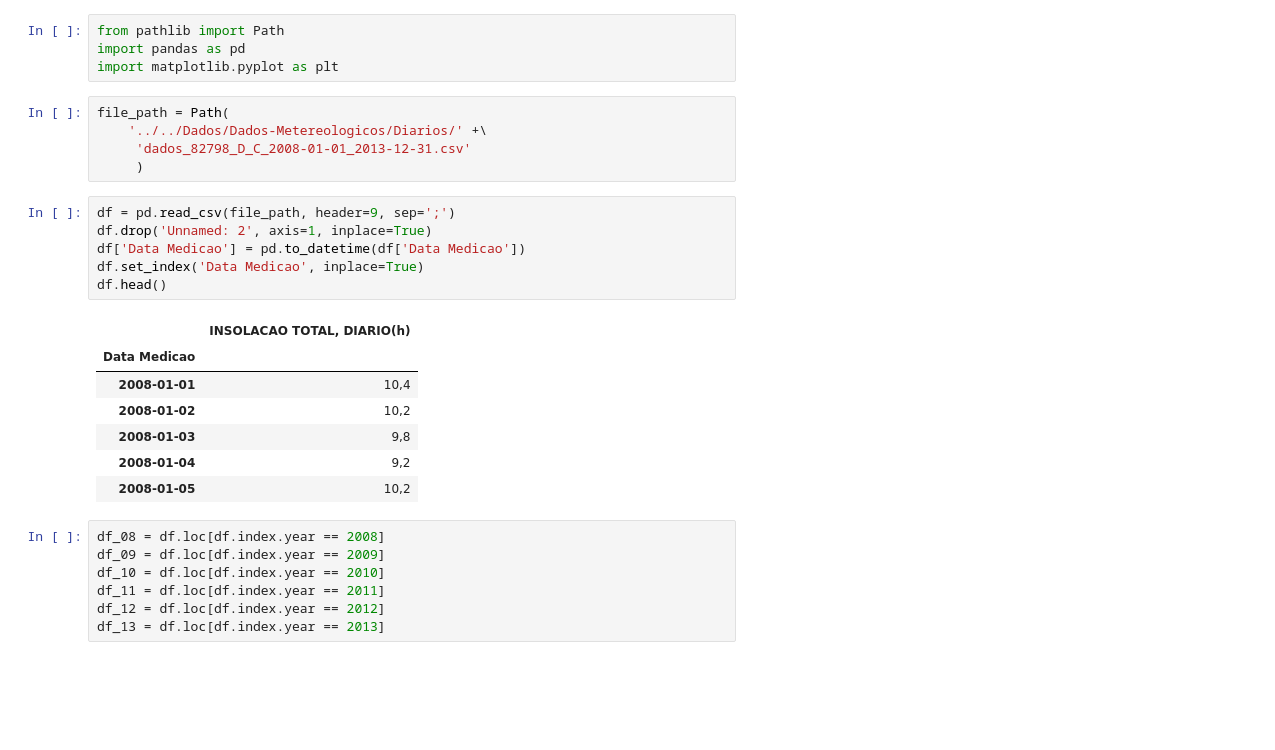
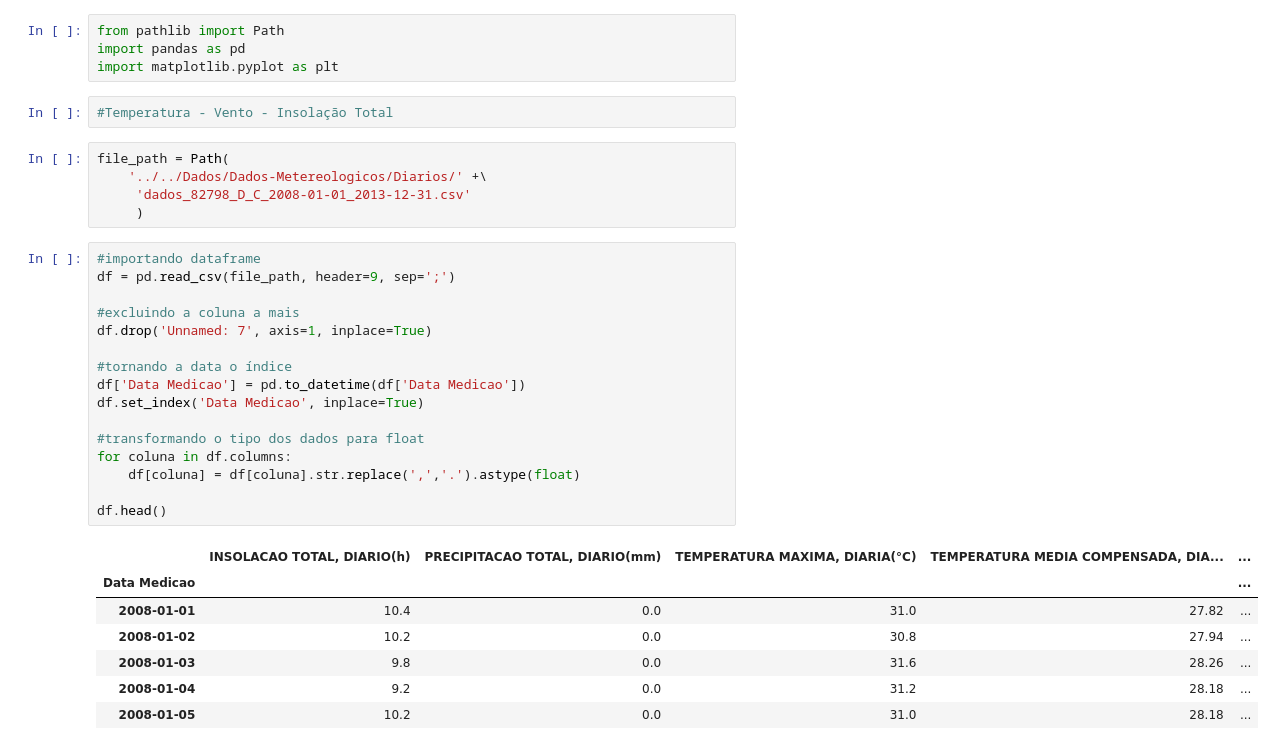
Before and after one commit to V-kr0pt/previsao-de-demanda, a Jupyter notebook: Notebooks/Notebooks_Meteorologicos/Dados_Meteorologicos_Diarios-Convecionais.ipynb, the cells around one changed output. Cells and saved outputs as stored; diff of their text form; blank space fills up the shorter version.

Commit message:
Gráficos Diários 1.0
Até esse momento estou realizando um plot dos dados retirados diretamente do INMET

```diff
--- a/Notebooks/Notebooks_Meteorologicos/Dados_Meteorologicos_Diarios-Convecionais.ipynb
+++ b/Notebooks/Notebooks_Meteorologicos/Dados_Meteorologicos_Diarios-Convecionais.ipynb
@@ -2,29 +2,34 @@
 from pathlib import Path
 import pandas as pd
 import matplotlib.pyplot as plt
+# %%
+#Temperatura - Vento - Insolação Total
 # %%
 file_path = Path(
     '../../Dados/Dados-Metereologicos/Diarios/' +\
      'dados_82798_D_C_2008-01-01_2013-12-31.csv'
      )
 # %%
+#importando dataframe
 df = pd.read_csv(file_path, header=9, sep=';')
-df.drop('Unnamed: 2', axis=1, inplace=True)
+
+#excluindo a coluna a mais
+df.drop('Unnamed: 7', axis=1, inplace=True)
+
+#tornando a data o índice
 df['Data Medicao'] = pd.to_datetime(df['Data Medicao'])
 df.set_index('Data Medicao', inplace=True)
+
+#transformando o tipo dos dados para float
+for coluna in df.columns:
+    df[coluna] = df[coluna].str.replace(',','.').astype(float)
+
 df.head()
 # %% [output]
-|  | INSOLACAO TOTAL, DIARIO(h) |
-| Data Medicao |  |
-| 2008-01-01 | 10,4 |
-| 2008-01-02 | 10,2 |
-| 2008-01-03 | 9,8 |
-| 2008-01-04 | 9,2 |
-| 2008-01-05 | 10,2 |
+|  | INSOLACAO TOTAL, DIARIO(h) | PRECIPITACAO TOTAL, DIARIO(mm) | TEMPERATURA MAXIMA, DIARIA(°C) | TEMPERATURA MEDIA COMPENSADA, DIA... | ... |
+| Data Medicao |  |  |  |  | ... |
+| 2008-01-01 | 10.4 | 0.0 | 31.0 | 27.82 | ... |
+| 2008-01-02 | 10.2 | 0.0 | 30.8 | 27.94 | ... |
+| 2008-01-03 | 9.8 | 0.0 | 31.6 | 28.26 | ... |
+| 2008-01-04 | 9.2 | 0.0 | 31.2 | 28.18 | ... |
+| 2008-01-05 | 10.2 | 0.0 | 31.0 | 28.18 | ... |
-# %%
-df_08 = df.loc[df.index.year == 2008]
-df_09 = df.loc[df.index.year == 2009]
-df_10 = df.loc[df.index.year == 2010]
-df_11 = df.loc[df.index.year == 2011]
-df_12 = df.loc[df.index.year == 2012]
-df_13 = df.loc[df.index.year == 2013]
```
Also changed, not shown: parts of 5 cells of this notebook, 1 other file.
